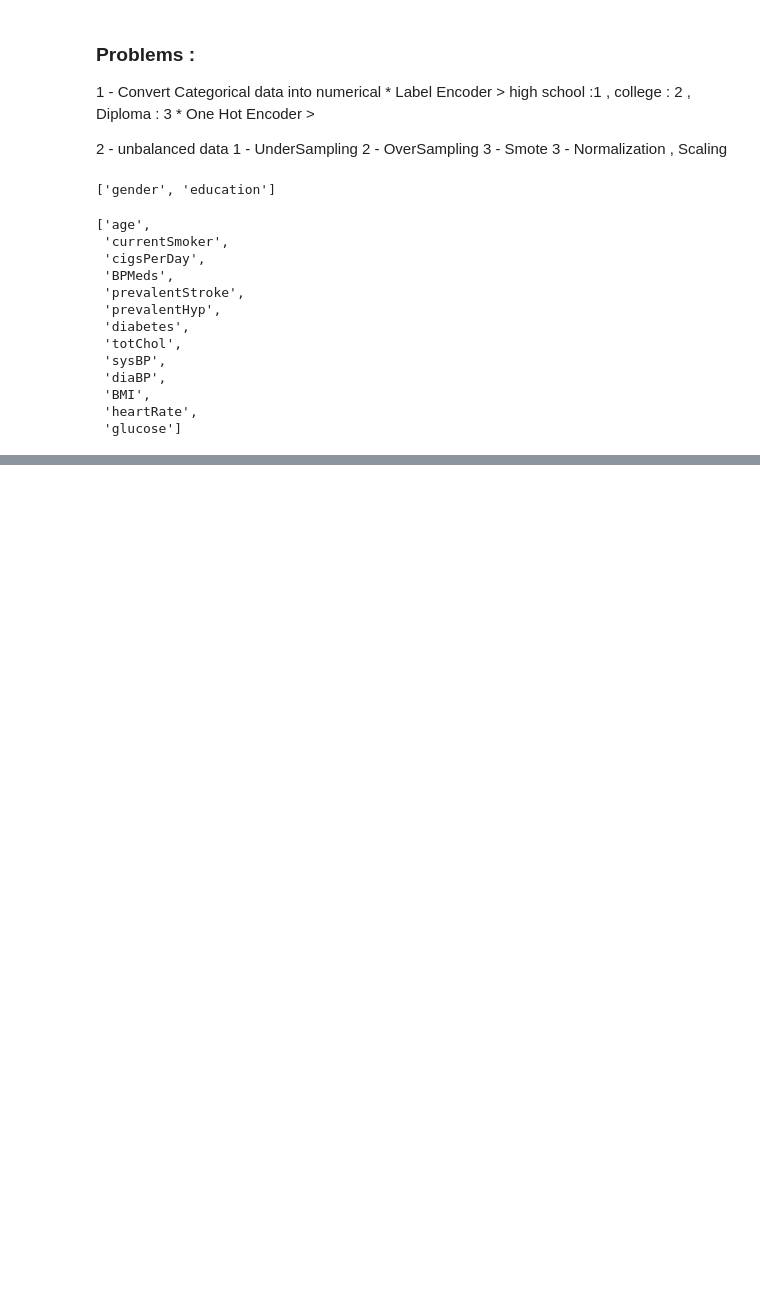
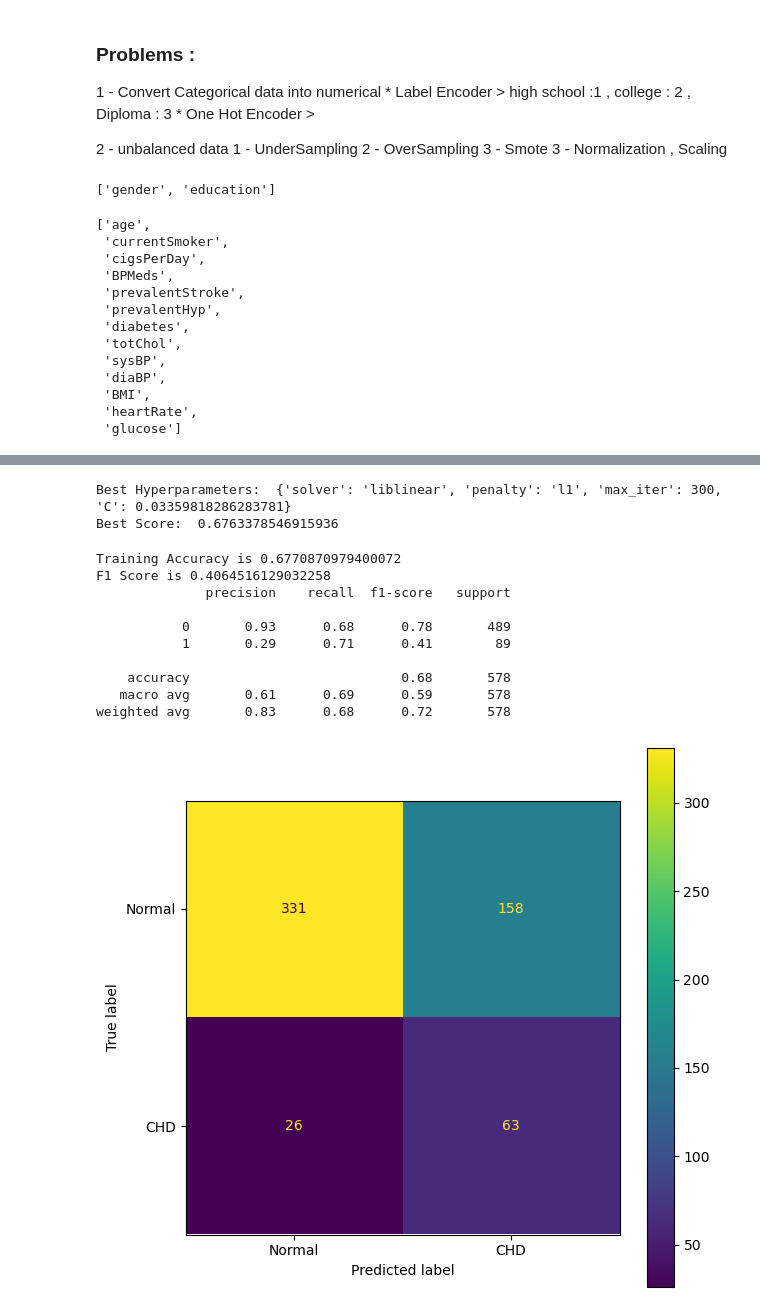
Before and after one commit to SherifElshafeyy/Cardiovascular-Disease-Prediction-System-Using-Machine-Learning, a Jupyter notebook: Notebooks/Main/02 - Data Preprocessing .ipynb, the cells around one changed output, grey strips where cells are left out. Saved outputs shown, nothing was run; the diff lists cells and outputs as text; code cells hidden in the pictures; blank space fills up the shorter version.

```diff
--- a/Notebooks/Main/02 - Data Preprocessing .ipynb
+++ b/Notebooks/Main/02 - Data Preprocessing .ipynb
@@ -183,0 +234,8 @@ weighted avg       0.98      0.98      0.98       977
+# %%
+logistic_regression = LogisticRegression()
+param_grid = {
+    'C': np.logspace(-4, 4, 20),  # regularization parameter
+    'penalty': ['l1', 'l2'],      # regularization type
+    'solver': ['liblinear'],       # algorithm for optimization
+    'max_iter': [100, 200, 300]    # maximum number of iterations
+}
@@ -183,0 +244,11 @@ weighted avg       0.98      0.98      0.98       977
+# %%
+random_search = RandomizedSearchCV(
+    logistic_regression,
+    param_distributions=param_grid,
+    n_iter=10,           # number of parameter settings that are sampled
+    cv=10,                # number of cross-validation folds
+    random_state=42,
+    scoring='f1'# random seed for reproducibility
+)
+
+random_search.fit(x_train, y_train)
@@ -183,0 +266,38 @@ weighted avg       0.98      0.98      0.98       977
+# %%
+# Print the best hyperparameters
+print("Best Hyperparameters: ", random_search.best_params_)
+
+# Print the best score (mean cross-validated score of the best estimator)
+print("Best Score: ", random_search.best_score_)
+# %% [output]
+Best Hyperparameters:  {'solver': 'liblinear', 'penalty': 'l1', 'max_iter': 300, 'C': 0.03359818286283781}
+Best Score:  0.6763378546915936
+# %%
+lr = LogisticRegression(**{'solver': 'liblinear', 'penalty': 'l1', 'max_iter': 300, 'C': 0.03359818286283781})
+# %%
+lr.fit(x_train, y_train)
+print(F"Training Accuracy is {lr.score(x_train, y_train)}")
+y_pred = lr.predict(x_test)
+print(f"F1 Score is {f1_score(y_pred, y_test)}")
+print(classification_report(y_test, y_pred))
+# specify axis with  figure size
+fig,ax = plt.subplots(figsize=(7,7))
+# getting confusion matrix
+confusion = confusion_matrix(y_test, y_pred)
+# confusionMatraxDisplay is used to create a confusion matrix plot from confusion
+display_con = ConfusionMatrixDisplay(confusion,display_labels=['Normal',"CHD"])
+# the confusion matrix with respect to axis defined above
+display_con.plot(ax=ax)
+plt.show()
+# %% [output]
+Training Accuracy is 0.6770870979400072
+F1 Score is 0.4064516129032258
+              precision    recall  f1-score   support
+
+           0       0.93      0.68      0.78       489
+           1       0.29      0.71      0.41        89
+
+    accuracy                           0.68       578
+   macro avg       0.61      0.69      0.59       578
+weighted avg       0.83      0.68      0.72       578
+[figure, added]
```
Also changed, not shown: parts of 40 cells of this notebook, 2 other files.
